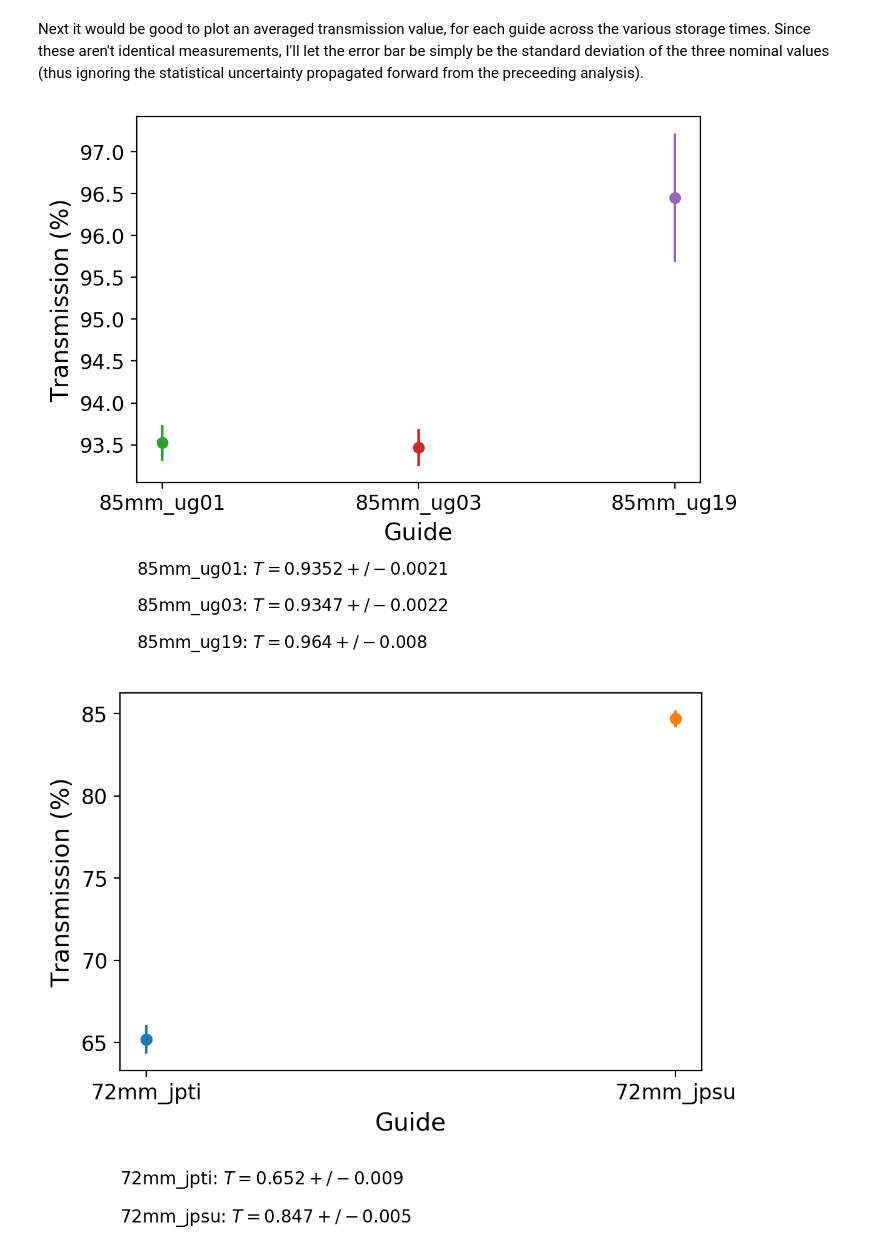
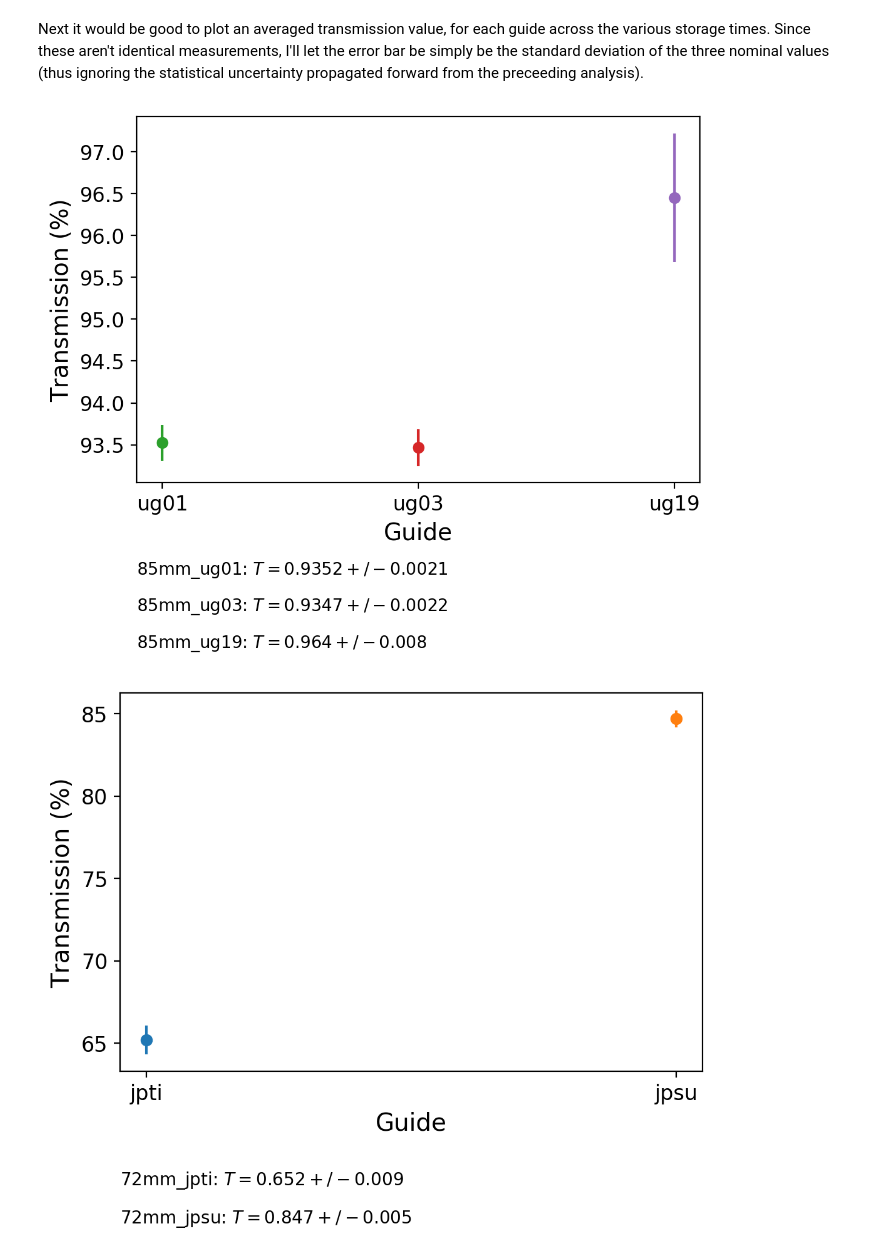
Before and after one commit to jonahberean/psi_transmission, a Jupyter notebook: notebooks_scripts/transmission.ipynb, the cells around one changed output. Saved outputs shown, nothing was run; the diff lists cells and outputs as text; code cells hidden in the pictures.

```diff
--- a/notebooks_scripts/transmission.ipynb
+++ b/notebooks_scripts/transmission.ipynb
@@ -121,7 +121,7 @@ for config in ['72mm_jpti', '72mm_jpsu', '85mm_ug01', '85mm_ug03', '85mm_ug19']:
         # iterate for text print-out formatting
         i = i - 0.1
 
-        # JP-style
+        # 72 mm
         if (config[0:4] == '72mm'):
 
             # compute, save to dict, and plot transmission
@@ -129,14 +129,14 @@ for config in ['72mm_jpti', '72mm_jpsu', '85mm_ug01', '85mm_ug03', '85mm_ug19']:
             t_dict[config, run_type] = t
             storage_time = arr[0,1]
             ax_j.errorbar(storage_time, t.nominal_value*100, yerr = t.std_dev*100,
-                          fmt = 'o', label = config, color = color)
+                          fmt = 'o', label = config[5:9], color = color)
 
             # printing the results below the figure
             param_str = config + ', ' + run_type + r': $T = {}$'
             ax_j.text(0, -0.2 + i, param_str.format(t),
                                                 transform = ax_j.transAxes);
 
-        # TRIUMF-style
+        # 85 mm
         else:
 
             # compute, save to dict, and plot transmission
@@ -144,7 +144,7 @@ for config in ['72mm_jpti', '72mm_jpsu', '85mm_ug01', '85mm_ug03', '85mm_ug19']:
             t_dict[config, run_type] = t
             storage_time = arr[0,1]
             ax_t.errorbar(storage_time, t.nominal_value*100, yerr = t.std_dev*100,
-                          fmt = 'o', label = config, color = color)
+                          fmt = 'o', label = config[5:9], color = color)
 
             # printing the results below the figure
             param_str = config + ', ' + run_type + r': $T = {}$'
@@ -206,39 +206,39 @@ for config in ['72mm_jpti', '72mm_jpsu', '85mm_ug01', '85mm_ug03', '85mm_ug19']:
     # JP-style
     if (config[0:4] == '72mm'):
 
-        ax_j.errorbar([config], t_ave.nominal_value*100,
+        ax_j.errorbar([config[5:9]], t_ave.nominal_value*100,
                       yerr = t_ave.std_dev*100,
-                      fmt = 'o', label = config, color = color)
+                      fmt = 'o', label = config[5:9], color = color)
 
         # printing the results below the figure
         param_str = config + r': $T = {}$'
         ax_j.text(0, -0.2 + i, param_str.format(t_ave),
                                             transform = ax_j.transAxes);
 
     # TRIUMF-style
     else:
 
-        ax_t.errorbar([config], t_ave.nominal_value*100,
+        ax_t.errorbar([config[5:9]], t_ave.nominal_value*100,
                       yerr = t_ave.std_dev*100,
-                      fmt = 'o', label = config, color = color)
+                      fmt = 'o', label = config[5:9], color = color)
 
         # printing the results below the figure
         param_str = config + r': $T = {}$'
         ax_t.text(0, 0.05 + i, param_str.format(t_ave),
                                             transform = ax_t.transAxes);
 
 # presentation stuff
 # ax_t.set_title('Transmission - TRIUMF-style')
 ax_t.set_ylabel('Transmission (%)', fontsize=14);
 ax_t.set_xlabel('Guide', fontsize=14)
 ax_t.tick_params(axis='both', which='major', labelsize=12)
 fig_t.savefig('../img/ave_transmission_TR.pdf')
 
 # ax_j.set_title('Transmission - JP-style')
 ax_j.set_ylabel('Transmission (%)', fontsize=14);
 ax_j.set_xlabel('Guide', fontsize=14);
 ax_j.tick_params(axis='both', which='major', labelsize=12)
 fig_j.savefig('../img/ave_transmission_JP.pdf')
 # %% [output]
-[figure, old version]
+[figure, new version]
-[figure, old version]
+[figure, new version]
```
Also changed, not shown: parts of 1 cell of this notebook, 5 other files.
